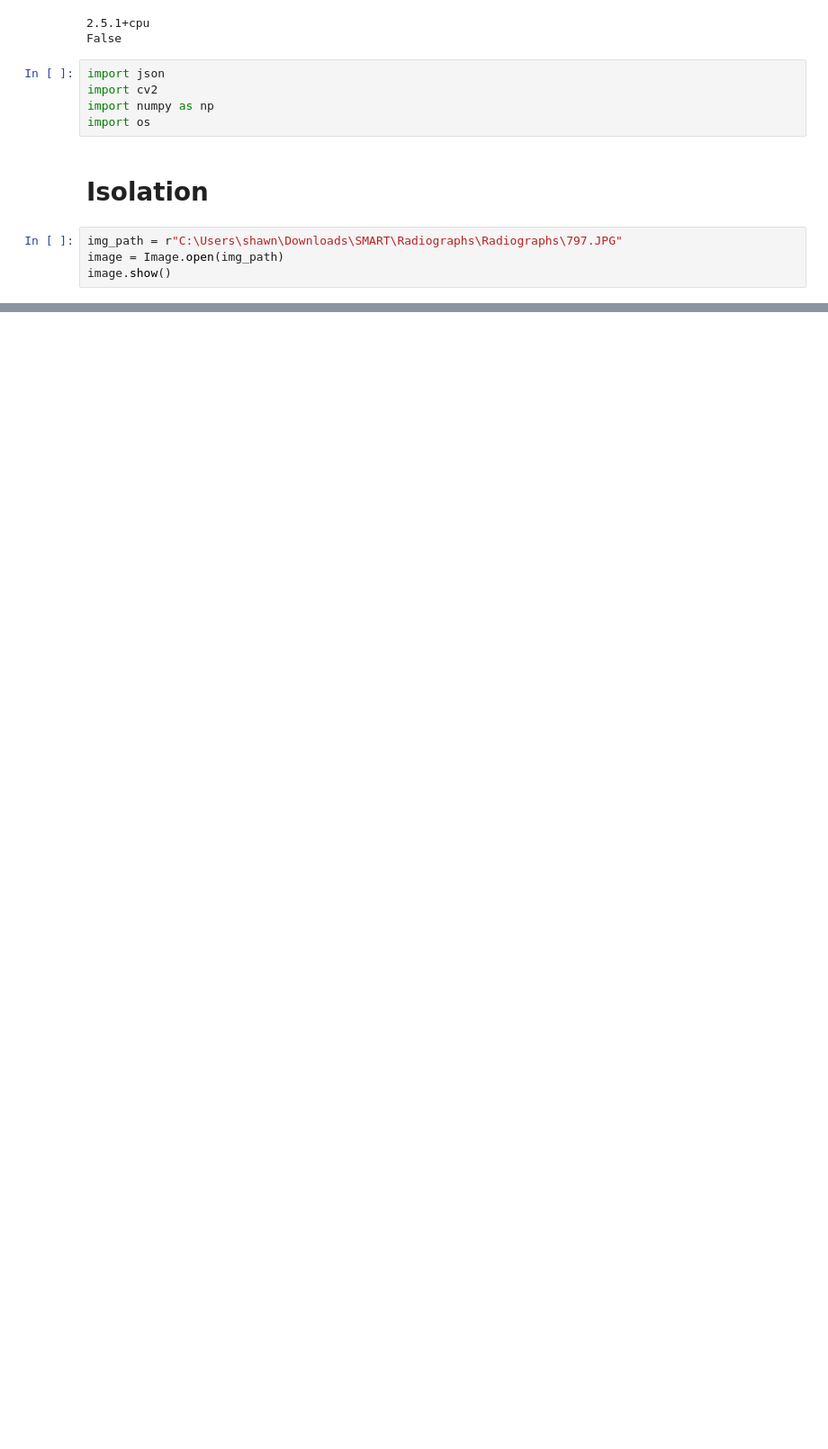
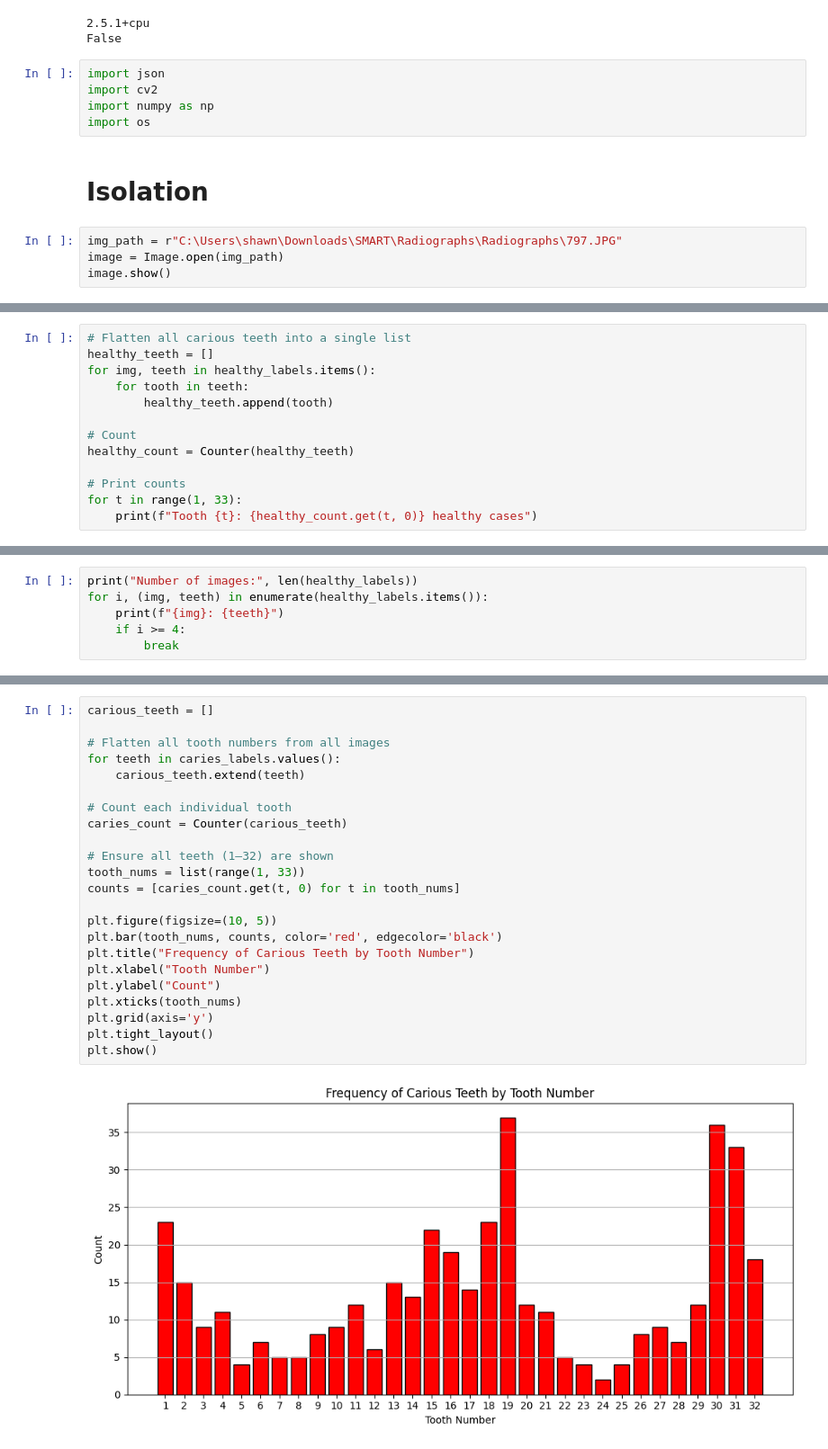
Before and after one commit to ShawnHwang1/SMART-Program-Research, a Jupyter notebook: Dental.ipynb, the cells around one changed output, grey strips where cells are left out. Shown at 90% size. Drawn from its saved outputs; the diff is of its cells as text; blank space fills up the shorter version.

```diff
--- a/Dental.ipynb
+++ b/Dental.ipynb
@@ -76,0 +543,13 @@ Rotated image size: 840 x 1615
+# %%
+# Flatten all carious teeth into a single list
+healthy_teeth = []
+for img, teeth in healthy_labels.items():
+    for tooth in teeth:
+        healthy_teeth.append(tooth)
+
+# Count
+healthy_count = Counter(healthy_teeth)
+
+# Print counts
+for t in range(1, 33):
+    print(f"Tooth {t}: {healthy_count.get(t, 0)} healthy cases")
@@ -76,0 +574,6 @@ Rotated image size: 840 x 1615
+# %%
+print("Number of images:", len(healthy_labels))
+for i, (img, teeth) in enumerate(healthy_labels.items()):
+    print(f"{img}: {teeth}")
+    if i >= 4:
+        break
@@ -76,0 +587,25 @@ Rotated image size: 840 x 1615
+# %%
+carious_teeth = []
+
+# Flatten all tooth numbers from all images
+for teeth in caries_labels.values():
+    carious_teeth.extend(teeth)
+
+# Count each individual tooth
+caries_count = Counter(carious_teeth)
+
+# Ensure all teeth (1–32) are shown
+tooth_nums = list(range(1, 33))
+counts = [caries_count.get(t, 0) for t in tooth_nums]
+
+plt.figure(figsize=(10, 5))
+plt.bar(tooth_nums, counts, color='red', edgecolor='black')
+plt.title("Frequency of Carious Teeth by Tooth Number")
+plt.xlabel("Tooth Number")
+plt.ylabel("Count")
+plt.xticks(tooth_nums)
+plt.grid(axis='y')
+plt.tight_layout()
+plt.show()
+# %% [output]
+[figure, added]
```
Also changed, not shown: parts of 27 cells of this notebook, 2 other files.
